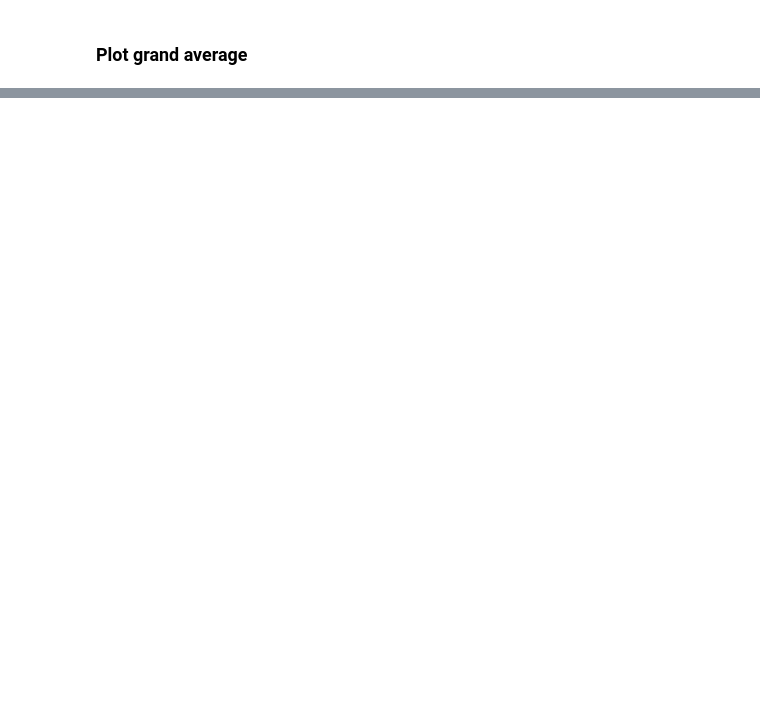
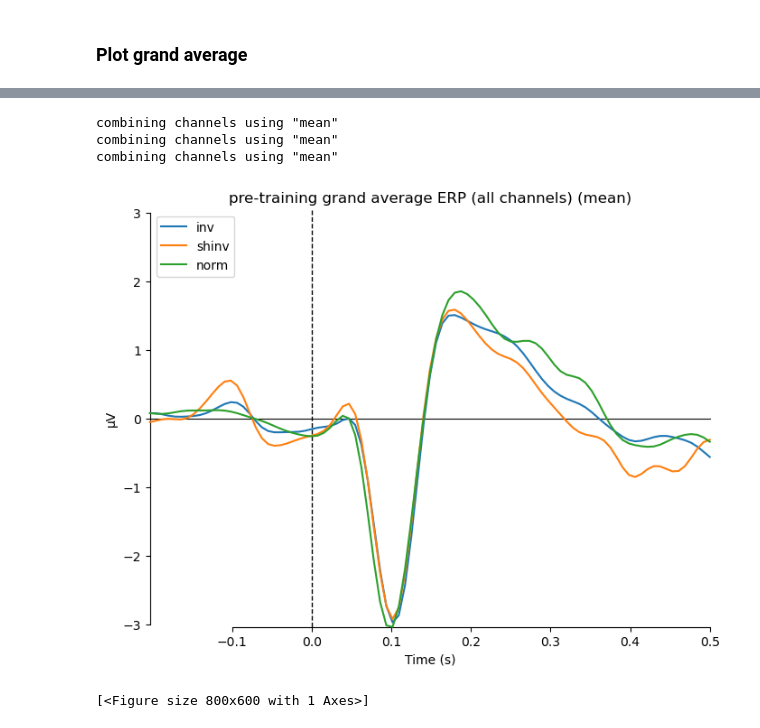
Before and after one commit to haiqin-zhang/AM-EEG, a Jupyter notebook: analysis_error/ave_error_ERPs.ipynb, the cells around one changed output, grey strips where cells are left out. Drawn from its saved outputs; the diff is of its cells as text; code cells hidden in the pictures; blank space fills up the shorter version.

```diff
--- a/analysis_error/ave_error_ERPs.ipynb
+++ b/analysis_error/ave_error_ERPs.ipynb
@@ -127,4 +289,17 @@ combining channels using "mean"
 [<Figure size 800x600 with 1 Axes>]
+# %%
+erp_pre = dict(
+        inv=list(concat_epochs['inv']['pre'].iter_evoked()),
+        shinv=list(concat_epochs['shinv']['pre'].iter_evoked()),
+        norm=list(concat_epochs['norm']['pre'].iter_evoked())
+       )
+mne.viz.plot_compare_evokeds(erp_pre, title = 'pre-training grand average ERP (all channels)',combine = 'mean', ci = False)
+# %% [output]
+combining channels using "mean"
+combining channels using "mean"
+combining channels using "mean"
+[figure, added]
+[<Figure size 800x600 with 1 Axes>]
 # %%
 erp_post = dict(
         inv=list(concat_epochs['inv']['post'].iter_evoked()),
```
Also changed, not shown: parts of 18 cells of this notebook, 6 other files.
